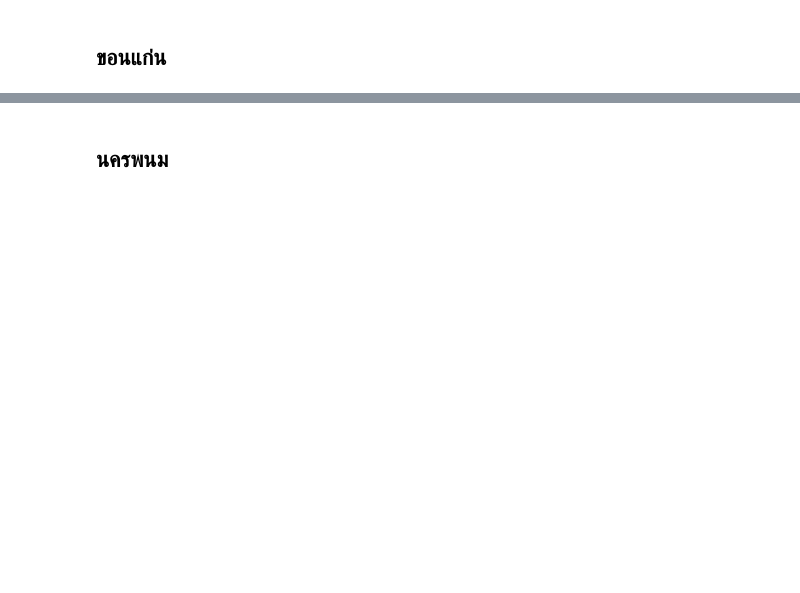
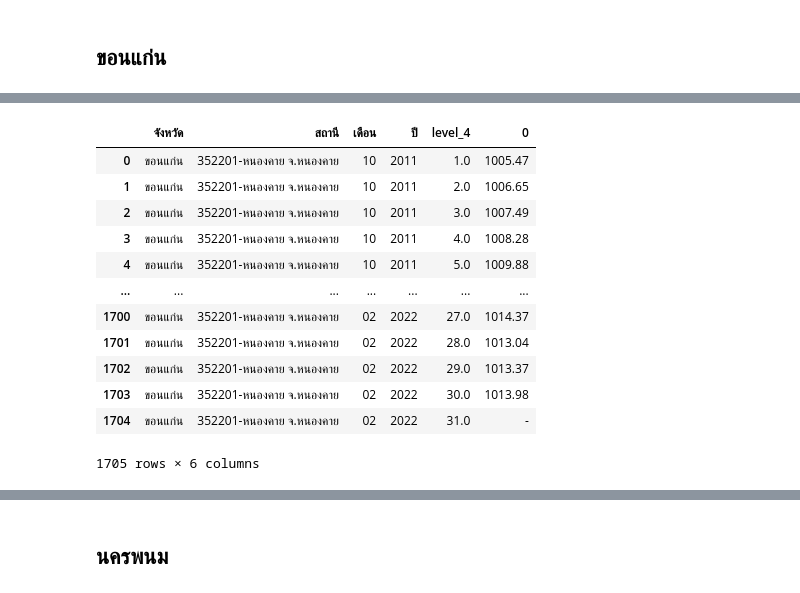
Before and after one commit to pornnakanok/bsc_dpdm22, a Jupyter notebook: Group_Quiz.ipynb, the cells around one changed output, grey strips where cells are left out. Drawn from its saved outputs; the diff is of its cells as text; code cells hidden in the pictures; blank space fills up the shorter version.

```diff
--- a/Group_Quiz.ipynb
+++ b/Group_Quiz.ipynb
@@ -27,0 +58,27 @@ P_kk.head()
+# %%
+A = list() # สร้างตัวแปร A มาเก็บ list ว่าง
+for i in ST: # วนลูปใน list
+    res = i.split('-') # split ใช้สำหรับแยก โดยในที่นี้แยกด้วย - แล้วตั้งชื่อว่า res
+    resSp = res[0].split('   ') #แยก index ออก
+    A.append(resSp[1])
+P_kk['ปี'] = A # ตั้งชื่อคอลัมน์ว่า ปี
+# %%
+A = list() # สร้างตัวแปร A มาเก็บ list ว่าง
+for i in ST: # วนลูปใน list
+    res = i.split('-') # split ใช้สำหรับแยก โดยในที่นี้แยกด้วย - แล้วตั้งชื่อว่า res
+    #resSp = res[0].split('   ')
+    A.append(res[1])
+P_kk['เดือน'] = A
+# %%
+A = list() # สร้างตัวแปร A มาเก็บ list ว่าง
+for i in ST: # วนลูปใน list
+    A.append('ขอนแก่น')
+P_kk['จังหวัด'] = A
+# %%
+P_kk = P_kk[[  'จังหวัด','สถานี','เดือน',  'ปี',         1,          2,          3,
+                4,          5,          6,          7,          8,          9,
+               10,         11,         12,         13,         14,         15,
+               16,         17,         18,         19,         20,         21,
+               22,         23,         24,         25,         26,         27,
+               28,         29,         30,         31]]
+P_kk.head(3)
@@ -27,0 +91,16 @@ P_kk.head()
+# %%
+P_kk.set_index(['จังหวัด','สถานี','เดือน','ปี']).stack().reset_index()
+# %% [output]
+|  | จังหวัด | สถานี | เดือน | ปี | level_4 | 0 |
+| 0 | ขอนแก่น | 352201-หนองคาย จ.หนองคาย | 10 | 2011 | 1.0 | 1005.47 |
+| 1 | ขอนแก่น | 352201-หนองคาย จ.หนองคาย | 10 | 2011 | 2.0 | 1006.65 |
+| 2 | ขอนแก่น | 352201-หนองคาย จ.หนองคาย | 10 | 2011 | 3.0 | 1007.49 |
+| 3 | ขอนแก่น | 352201-หนองคาย จ.หนองคาย | 10 | 2011 | 4.0 | 1008.28 |
+| 4 | ขอนแก่น | 352201-หนองคาย จ.หนองคาย | 10 | 2011 | 5.0 | 1009.88 |
+| ... | ... | ... | ... | ... | ... | ... |
+| 1700 | ขอนแก่น | 352201-หนองคาย จ.หนองคาย | 02 | 2022 | 27.0 | 1014.37 |
+| 1701 | ขอนแก่น | 352201-หนองคาย จ.หนองคาย | 02 | 2022 | 28.0 | 1013.04 |
+| 1702 | ขอนแก่น | 352201-หนองคาย จ.หนองคาย | 02 | 2022 | 29.0 | 1013.37 |
+| 1703 | ขอนแก่น | 352201-หนองคาย จ.หนองคาย | 02 | 2022 | 30.0 | 1013.98 |
+| 1704 | ขอนแก่น | 352201-หนองคาย จ.หนองคาย | 02 | 2022 | 31.0 | - |
+1705 rows × 6 columns
```
Also changed, not shown: parts of 296 cells of this notebook.
